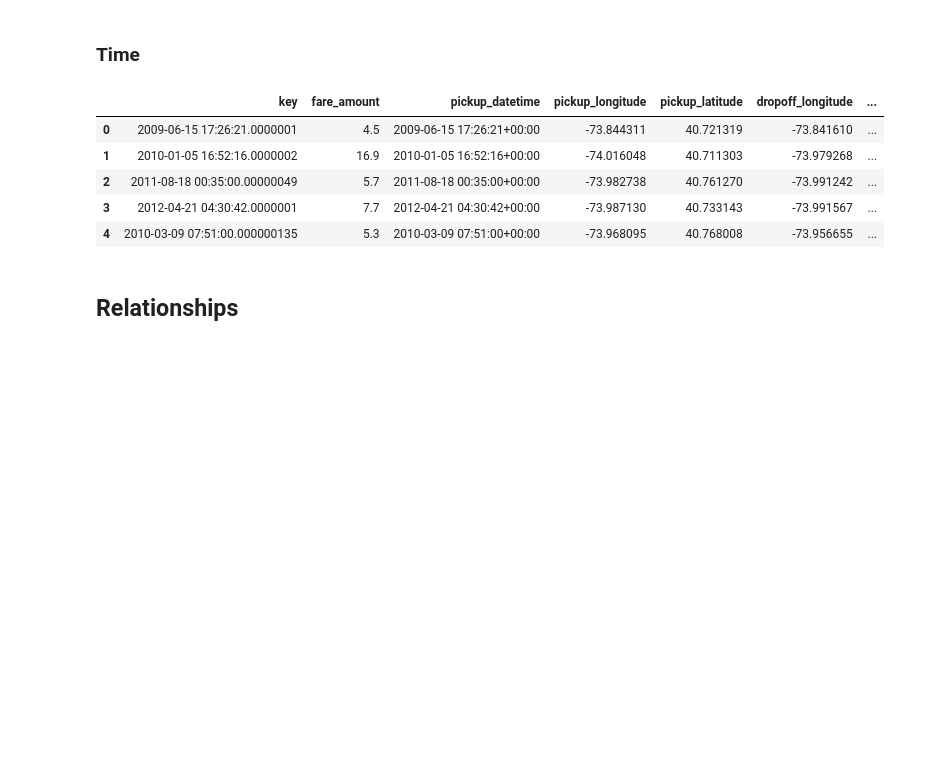
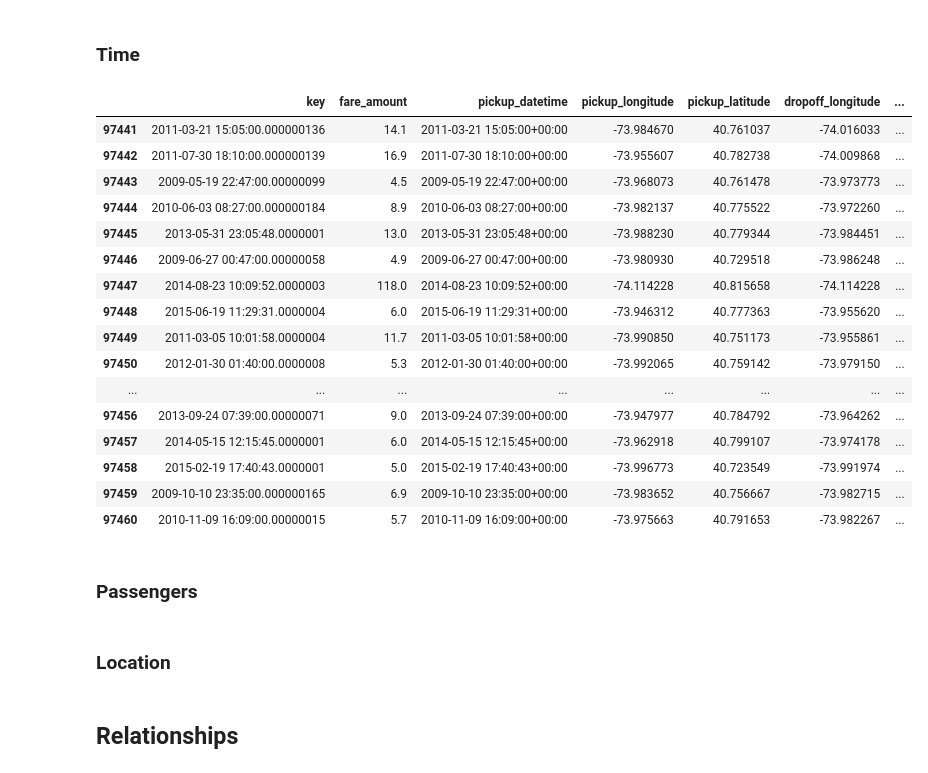
Before and after one commit to ahealion1/Data-Science-Projects, a Jupyter notebook: TaxiFarePrediction/taxi-fare-prediction.ipynb, the cells around one changed output. Saved outputs shown, nothing was run; the diff lists cells and outputs as text; code cells hidden in the pictures; blank space fills up the shorter version.

```diff
--- a/TaxiFarePrediction/taxi-fare-prediction.ipynb
+++ b/TaxiFarePrediction/taxi-fare-prediction.ipynb
@@ -235,6 +237,8 @@ taxi.describe()
 | max | 180.000000 | -73.085745 | 40.993260 | -73.085764 | 40.992487 | 6.000000 |
 # %% [markdown]
 ###
+# %%
+taxi.reset_index(drop=True, inplace=True)
 # %%
 taxi.describe()
 # %% [output]
@@ -302,9 +308,22 @@ taxi['pickup_year'] = taxi.apply(lambda r: r['pickup_datetime'].year, axis=1)
-# %%
-taxi.head(5)
-# %% [output]
-|  | key | fare_amount | pickup_datetime | pickup_longitude | pickup_latitude | dropoff_longitude | ... |
-| 0 | 2009-06-15 17:26:21.0000001 | 4.5 | 2009-06-15 17:26:21+00:00 | -73.844311 | 40.721319 | -73.841610 | ... |
-| 1 | 2010-01-05 16:52:16.0000002 | 16.9 | 2010-01-05 16:52:16+00:00 | -74.016048 | 40.711303 | -73.979268 | ... |
-| 2 | 2011-08-18 00:35:00.00000049 | 5.7 | 2011-08-18 00:35:00+00:00 | -73.982738 | 40.761270 | -73.991242 | ... |
-| 3 | 2012-04-21 04:30:42.0000001 | 7.7 | 2012-04-21 04:30:42+00:00 | -73.987130 | 40.733143 | -73.991567 | ... |
-| 4 | 2010-03-09 07:51:00.000000135 | 5.3 | 2010-03-09 07:51:00+00:00 | -73.968095 | 40.768008 | -73.956655 | ... |
+# %%
+taxi.tail(20)
+# %% [output]
+|  | key | fare_amount | pickup_datetime | pickup_longitude | pickup_latitude | dropoff_longitude | ... |
+| 97441 | 2011-03-21 15:05:00.000000136 | 14.1 | 2011-03-21 15:05:00+00:00 | -73.984670 | 40.761037 | -74.016033 | ... |
+| 97442 | 2011-07-30 18:10:00.000000139 | 16.9 | 2011-07-30 18:10:00+00:00 | -73.955607 | 40.782738 | -74.009868 | ... |
+| 97443 | 2009-05-19 22:47:00.00000099 | 4.5 | 2009-05-19 22:47:00+00:00 | -73.968073 | 40.761478 | -73.973773 | ... |
+| 97444 | 2010-06-03 08:27:00.000000184 | 8.9 | 2010-06-03 08:27:00+00:00 | -73.982137 | 40.775522 | -73.972260 | ... |
+| 97445 | 2013-05-31 23:05:48.0000001 | 13.0 | 2013-05-31 23:05:48+00:00 | -73.988230 | 40.779344 | -73.984451 | ... |
+| 97446 | 2009-06-27 00:47:00.00000058 | 4.9 | 2009-06-27 00:47:00+00:00 | -73.980930 | 40.729518 | -73.986248 | ... |
+| 97447 | 2014-08-23 10:09:52.0000003 | 118.0 | 2014-08-23 10:09:52+00:00 | -74.114228 | 40.815658 | -74.114228 | ... |
+| 97448 | 2015-06-19 11:29:31.0000004 | 6.0 | 2015-06-19 11:29:31+00:00 | -73.946312 | 40.777363 | -73.955620 | ... |
+| 97449 | 2011-03-05 10:01:58.0000004 | 11.7 | 2011-03-05 10:01:58+00:00 | -73.990850 | 40.751173 | -73.955861 | ... |
+| 97450 | 2012-01-30 01:40:00.0000008 | 5.3 | 2012-01-30 01:40:00+00:00 | -73.992065 | 40.759142 | -73.979150 | ... |
+| ... | ... | ... | ... | ... | ... | ... | ... |
+| 97456 | 2013-09-24 07:39:00.00000071 | 9.0 | 2013-09-24 07:39:00+00:00 | -73.947977 | 40.784792 | -73.964262 | ... |
+| 97457 | 2014-05-15 12:15:45.0000001 | 6.0 | 2014-05-15 12:15:45+00:00 | -73.962918 | 40.799107 | -73.974178 | ... |
+| 97458 | 2015-02-19 17:40:43.0000001 | 5.0 | 2015-02-19 17:40:43+00:00 | -73.996773 | 40.723549 | -73.991974 | ... |
+| 97459 | 2009-10-10 23:35:00.000000165 | 6.9 | 2009-10-10 23:35:00+00:00 | -73.983652 | 40.756667 | -73.982715 | ... |
+| 97460 | 2010-11-09 16:09:00.00000015 | 5.7 | 2010-11-09 16:09:00+00:00 | -73.975663 | 40.791653 | -73.982267 | ... |
+# %% [markdown]
+### Passengers
@@ -310,0 +332,2 @@ taxi.head(5)
+# %% [markdown]
+### Location
```
Also changed, not shown: parts of 15 cells of this notebook.
